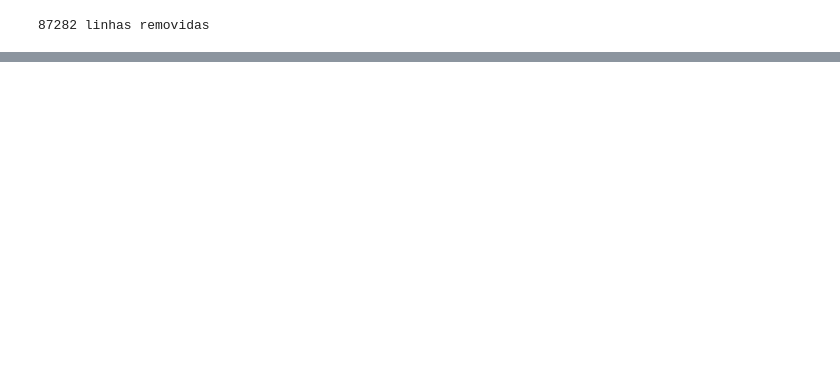
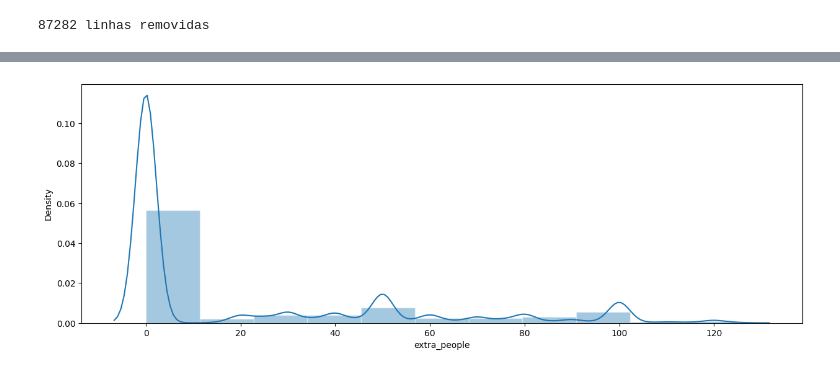
Before and after one commit to Giodzz/Data-Science-Project, a Jupyter notebook: main.ipynb, the cells around one changed output, grey strips where cells are left out. Saved outputs shown, nothing was run; the diff lists cells and outputs as text; code cells hidden in the pictures; blank space fills up the shorter version.

```diff
--- a/main.ipynb
+++ b/main.ipynb
@@ -327,0 +345,4 @@ histograma(base_airbnb['price'])
+# %%
+histograma(base_airbnb['extra_people'])
+# %% [output]
+[figure, added]
```
Also changed, not shown: parts of 7 cells of this notebook.
